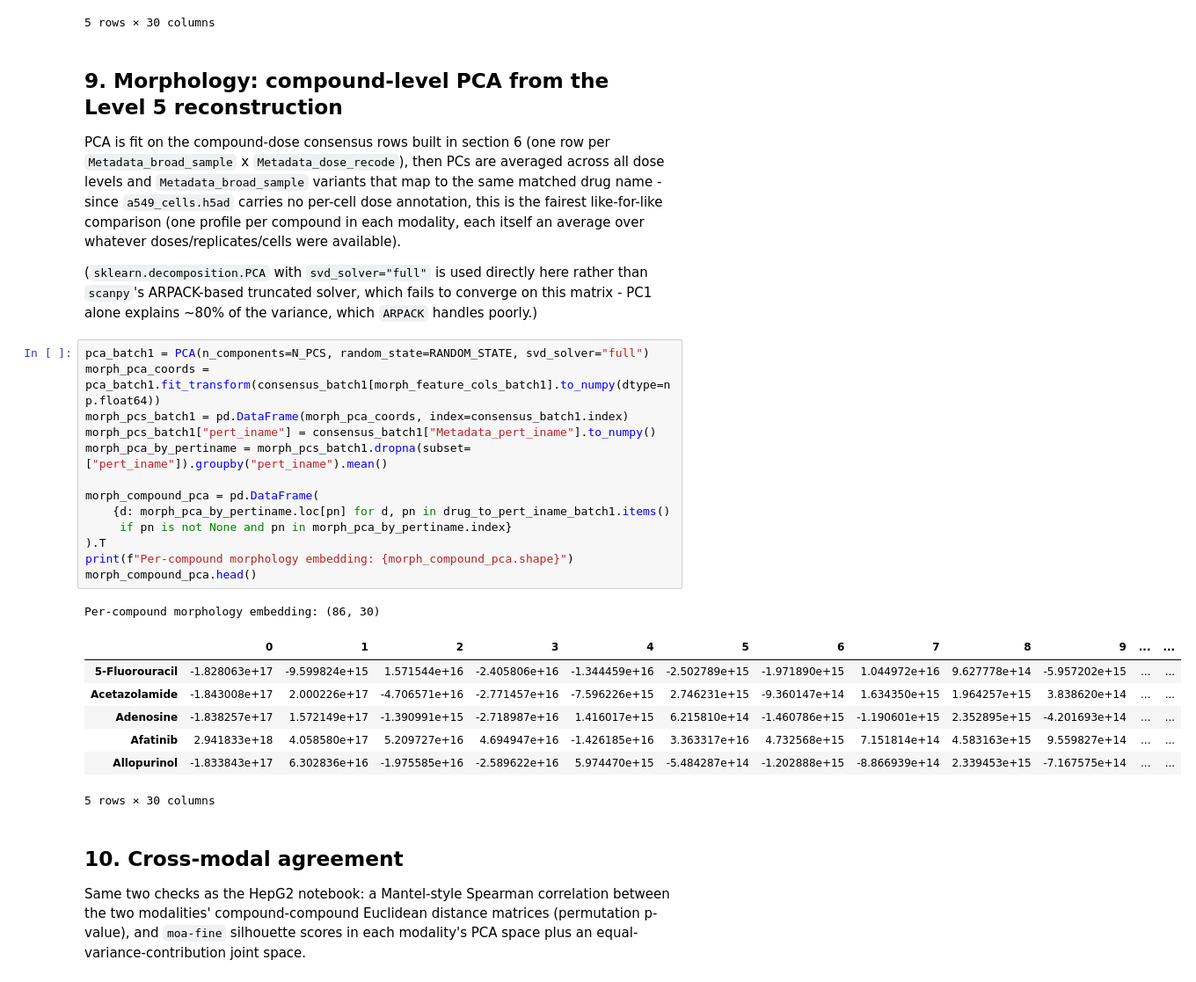
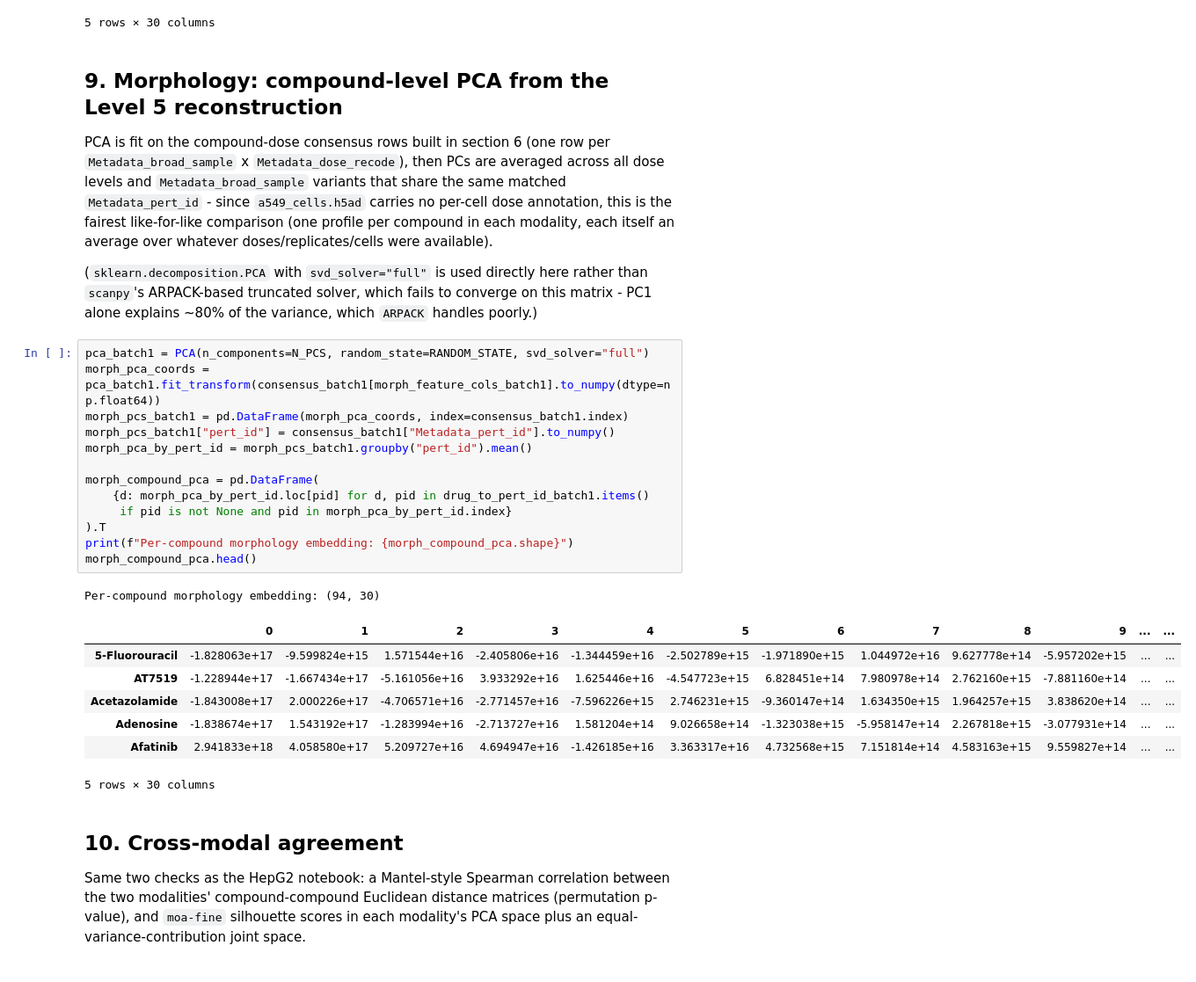
Before and after one commit to Arkkienkeli/hackathon_crossmodal_stream, a Jupyter notebook: LINCS/lincs_morphology_expression_integration.ipynb, the cells around one changed output. Shown at 88% size. Cells and saved outputs as stored; diff of their text form.

Commit message:
Fix drug overlap

```diff
--- a/LINCS/lincs_morphology_expression_integration.ipynb
+++ b/LINCS/lincs_morphology_expression_integration.ipynb
@@ -515,10 +544,10 @@ Per-drug expression embedding: (94, 30)
 
 PCA is fit on the compound-dose consensus rows built in section 6 (one row
 per `Metadata_broad_sample` x `Metadata_dose_recode`), then PCs are averaged
-across all dose levels and `Metadata_broad_sample` variants that map to the
-same matched drug name - since `a549_cells.h5ad` carries no per-cell dose
-annotation, this is the fairest like-for-like comparison (one profile per
-compound in each modality, each itself an average over whatever
+across all dose levels and `Metadata_broad_sample` variants that share the
+same matched `Metadata_pert_id` - since `a549_cells.h5ad` carries no
+per-cell dose annotation, this is the fairest like-for-like comparison (one
+profile per compound in each modality, each itself an average over whatever
 doses/replicates/cells were available).
 
 (`sklearn.decomposition.PCA` with `svd_solver="full"` is used directly here
@@ -528,24 +557,24 @@ converge on this matrix - PC1 alone explains ~80% of the variance, which
 # %%
 pca_batch1 = PCA(n_components=N_PCS, random_state=RANDOM_STATE, svd_solver="full")
 morph_pca_coords = pca_batch1.fit_transform(consensus_batch1[morph_feature_cols_batch1].to_numpy(dtype=np.float64))
 morph_pcs_batch1 = pd.DataFrame(morph_pca_coords, index=consensus_batch1.index)
-morph_pcs_batch1["pert_iname"] = consensus_batch1["Metadata_pert_iname"].to_numpy()
-morph_pca_by_pertiname = morph_pcs_batch1.dropna(subset=["pert_iname"]).groupby("pert_iname").mean()
+morph_pcs_batch1["pert_id"] = consensus_batch1["Metadata_pert_id"].to_numpy()
+morph_pca_by_pert_id = morph_pcs_batch1.groupby("pert_id").mean()
 
 morph_compound_pca = pd.DataFrame(
-    {d: morph_pca_by_pertiname.loc[pn] for d, pn in drug_to_pert_iname_batch1.items()
-     if pn is not None and pn in morph_pca_by_pertiname.index}
+    {d: morph_pca_by_pert_id.loc[pid] for d, pid in drug_to_pert_id_batch1.items()
+     if pid is not None and pid in morph_pca_by_pert_id.index}
 ).T
 print(f"Per-compound morphology embedding: {morph_compound_pca.shape}")
 morph_compound_pca.head()
 # %% [output]
-Per-compound morphology embedding: (86, 30)
+Per-compound morphology embedding: (94, 30)
 |  | 0 | 1 | 2 | 3 | 4 | 5 | 6 | 7 | 8 | 9 | ... | ... |
 | 5-Fluorouracil | -1.828063e+17 | -9.599824e+15 | 1.571544e+16 | -2.405806e+16 | -1.344459e+16 | -2.502789e+15 | -1.971890e+15 | 1.044972e+16 | 9.627778e+14 | -5.957202e+15 | ... | ... |
+| AT7519 | -1.228944e+17 | -1.667434e+17 | -5.161056e+16 | 3.933292e+16 | 1.625446e+16 | -4.547723e+15 | 6.828451e+14 | 7.980978e+14 | 2.762160e+15 | -7.881160e+14 | ... | ... |
 | Acetazolamide | -1.843008e+17 | 2.000226e+17 | -4.706571e+16 | -2.771457e+16 | -7.596226e+15 | 2.746231e+15 | -9.360147e+14 | 1.634350e+15 | 1.964257e+15 | 3.838620e+14 | ... | ... |
-| Adenosine | -1.838257e+17 | 1.572149e+17 | -1.390991e+15 | -2.718987e+16 | 1.416017e+15 | 6.215810e+14 | -1.460786e+15 | -1.190601e+15 | 2.352895e+15 | -4.201693e+14 | ... | ... |
+| Adenosine | -1.838674e+17 | 1.543192e+17 | -1.283994e+16 | -2.713727e+16 | 1.581204e+14 | 9.026658e+14 | -1.323038e+15 | -5.958147e+14 | 2.267818e+15 | -3.077931e+14 | ... | ... |
 | Afatinib | 2.941833e+18 | 4.058580e+17 | 5.209727e+16 | 4.694947e+16 | -1.426185e+16 | 3.363317e+16 | 4.732568e+15 | 7.151814e+14 | 4.583163e+15 | 9.559827e+14 | ... | ... |
-| Allopurinol | -1.833843e+17 | 6.302836e+16 | -1.975585e+16 | -2.589622e+16 | 5.974470e+15 | -5.484287e+14 | -1.202888e+15 | -8.866939e+14 | 2.339453e+15 | -7.167575e+14 | ... | ... |
 5 rows × 30 columns
 # %% [markdown]
 ## 10. Cross-modal agreement
```
Also changed, not shown: parts of 10 cells of this notebook, 10 other files.
